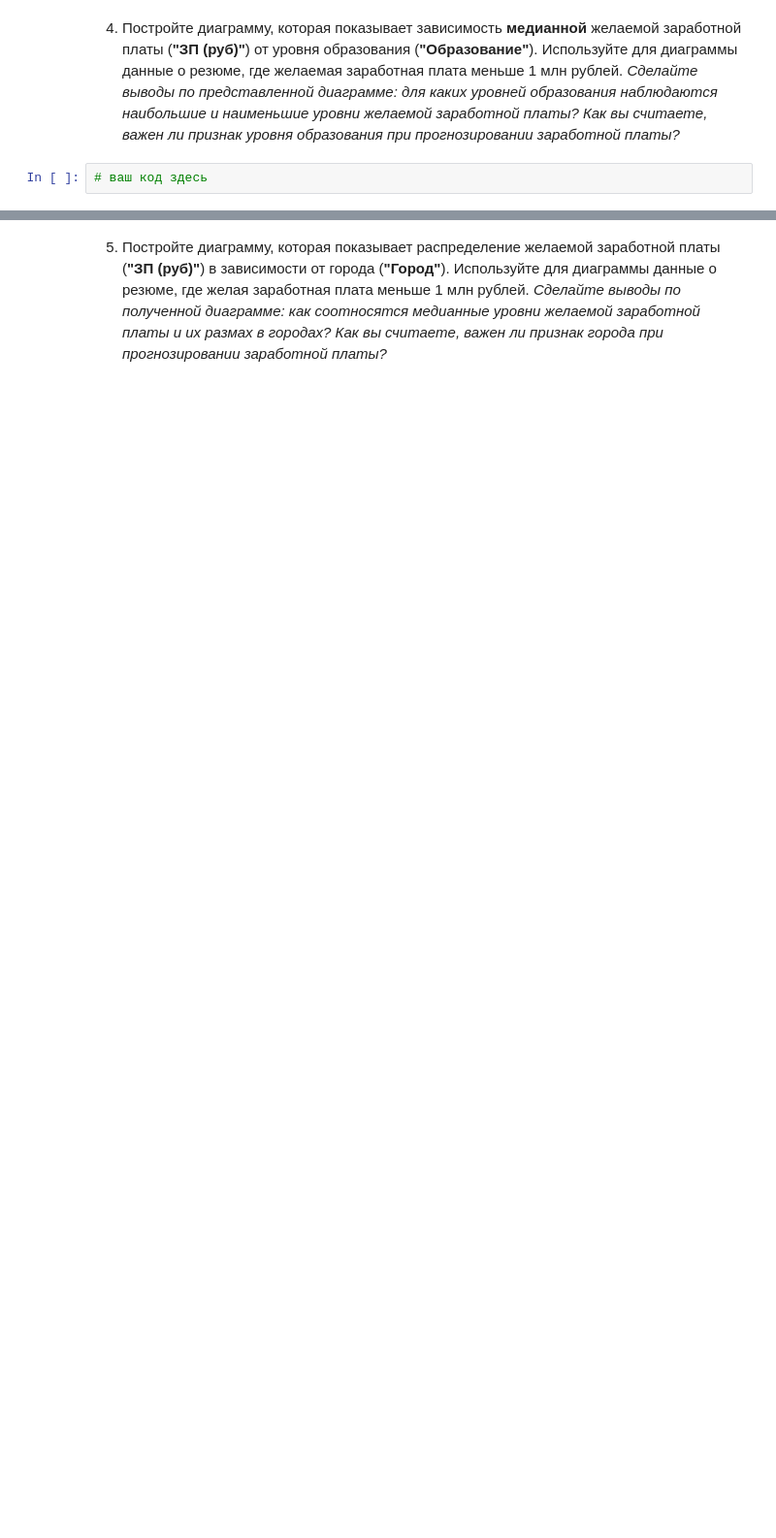
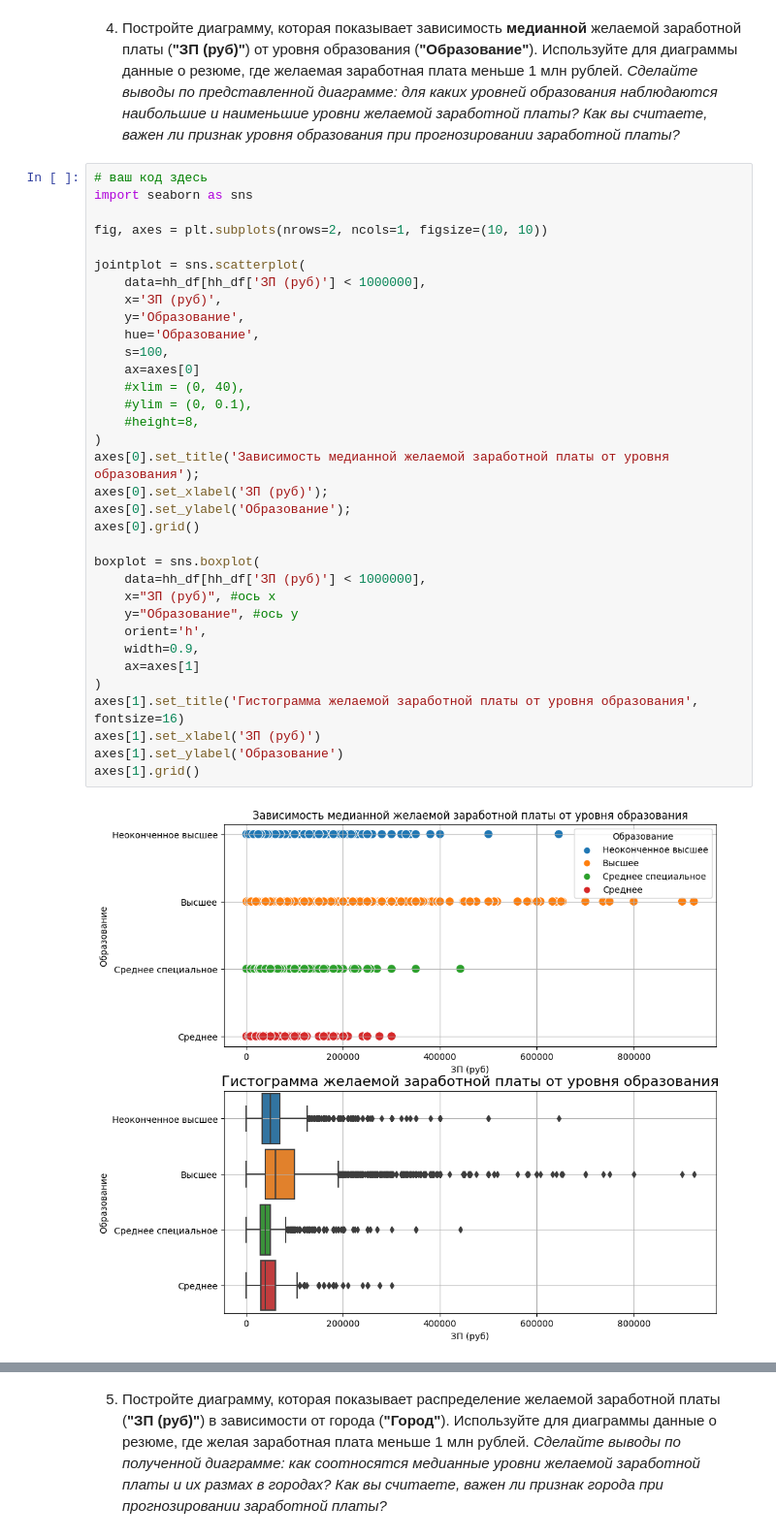
Before and after one commit to HunterV1rus/SF_DS, a Jupyter notebook: Skillfactory/Project_1_анализ_HeadHunter/Project-1_Ноутбук-шаблон.ipynb, the cells around one changed output, grey strips where cells are left out. Shown at 97% size. Saved outputs shown, nothing was run; the diff lists cells and outputs as text; blank space fills up the shorter version.

```diff
--- a/Skillfactory/Project_1_анализ_HeadHunter/Project-1_Ноутбук-шаблон.ipynb
+++ b/Skillfactory/Project_1_анализ_HeadHunter/Project-1_Ноутбук-шаблон.ipynb
@@ -468,4 +756,38 @@ Name: гибкий график, dtype: int64
 *Сделайте выводы по представленной диаграмме: для каких уровней образования наблюдаются наибольшие и наименьшие уровни желаемой заработной платы? Как вы считаете, важен ли признак уровня образования при прогнозировании заработной платы?*
 # %%
 # ваш код здесь
+import seaborn as sns
+
+fig, axes = plt.subplots(nrows=2, ncols=1, figsize=(10, 10))
+
+jointplot = sns.scatterplot(
+    data=hh_df[hh_df['ЗП (руб)'] < 1000000],
+    x='ЗП (руб)',
+    y='Образование',
+    hue='Образование',
+    s=100,
+    ax=axes[0]
+    #xlim = (0, 40),
+    #ylim = (0, 0.1),
+    #height=8,
+)
+axes[0].set_title('Зависимость медианной желаемой заработной платы от уровня образования');
+axes[0].set_xlabel('ЗП (руб)');
+axes[0].set_ylabel('Образование');
+axes[0].grid()
+
+boxplot = sns.boxplot(
+    data=hh_df[hh_df['ЗП (руб)'] < 1000000],
+    x="ЗП (руб)", #ось x
+    y="Образование", #ось y
+    orient='h',
+    width=0.9,
+    ax=axes[1]
+)
+axes[1].set_title('Гистограмма желаемой заработной платы от уровня образования', fontsize=16)
+axes[1].set_xlabel('ЗП (руб)')
+axes[1].set_ylabel('Образование')
+axes[1].grid()
+# %% [output]
+[figure, added]
 # %% [markdown]
```
Also changed, not shown: parts of 22 cells of this notebook, 1 other file.
